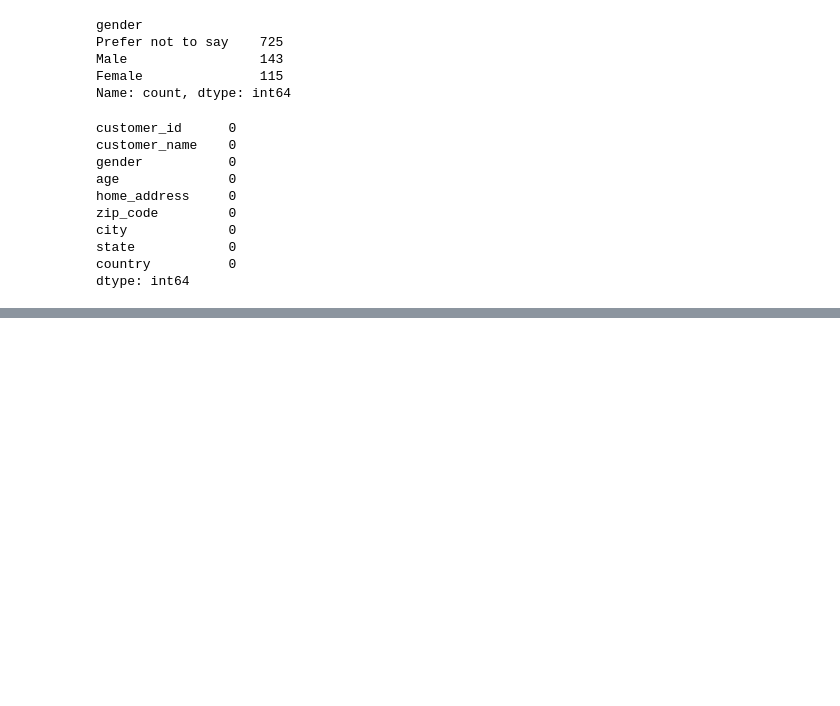
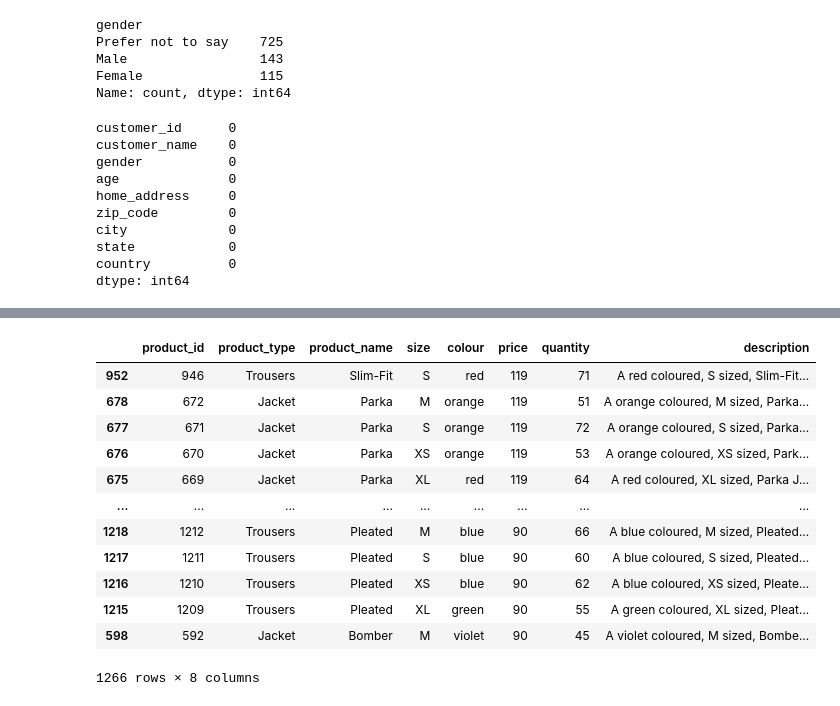
Before and after one commit to dipoyonoarga/dicoding_proyek_analisis_data, a Jupyter notebook: dicoNotebook.ipynb, the cells around one changed output, grey strips where cells are left out. Drawn from its saved outputs; the diff is of its cells as text; code cells hidden in the pictures; blank space fills up the shorter version.

```diff
--- a/dicoNotebook.ipynb
+++ b/dicoNotebook.ipynb
@@ -249,0 +465,16 @@ dtype: int64
+# %%
+product_df.sort_values(by="price",ascending=False)
+# %% [output]
+|  | product_id | product_type | product_name | size | colour | price | quantity | description |
+| 952 | 946 | Trousers | Slim-Fit | S | red | 119 | 71 | A red coloured, S sized, Slim-Fit... |
+| 678 | 672 | Jacket | Parka | M | orange | 119 | 51 | A orange coloured, M sized, Parka... |
+| 677 | 671 | Jacket | Parka | S | orange | 119 | 72 | A orange coloured, S sized, Parka... |
+| 676 | 670 | Jacket | Parka | XS | orange | 119 | 53 | A orange coloured, XS sized, Park... |
+| 675 | 669 | Jacket | Parka | XL | red | 119 | 64 | A red coloured, XL sized, Parka J... |
+| ... | ... | ... | ... | ... | ... | ... | ... | ... |
+| 1218 | 1212 | Trousers | Pleated | M | blue | 90 | 66 | A blue coloured, M sized, Pleated... |
+| 1217 | 1211 | Trousers | Pleated | S | blue | 90 | 60 | A blue coloured, S sized, Pleated... |
+| 1216 | 1210 | Trousers | Pleated | XS | blue | 90 | 62 | A blue coloured, XS sized, Pleate... |
+| 1215 | 1209 | Trousers | Pleated | XL | green | 90 | 55 | A green coloured, XL sized, Pleat... |
+| 598 | 592 | Jacket | Bomber | M | violet | 90 | 45 | A violet coloured, M sized, Bombe... |
+1266 rows × 8 columns
```
Also changed, not shown: parts of 27 cells of this notebook.
